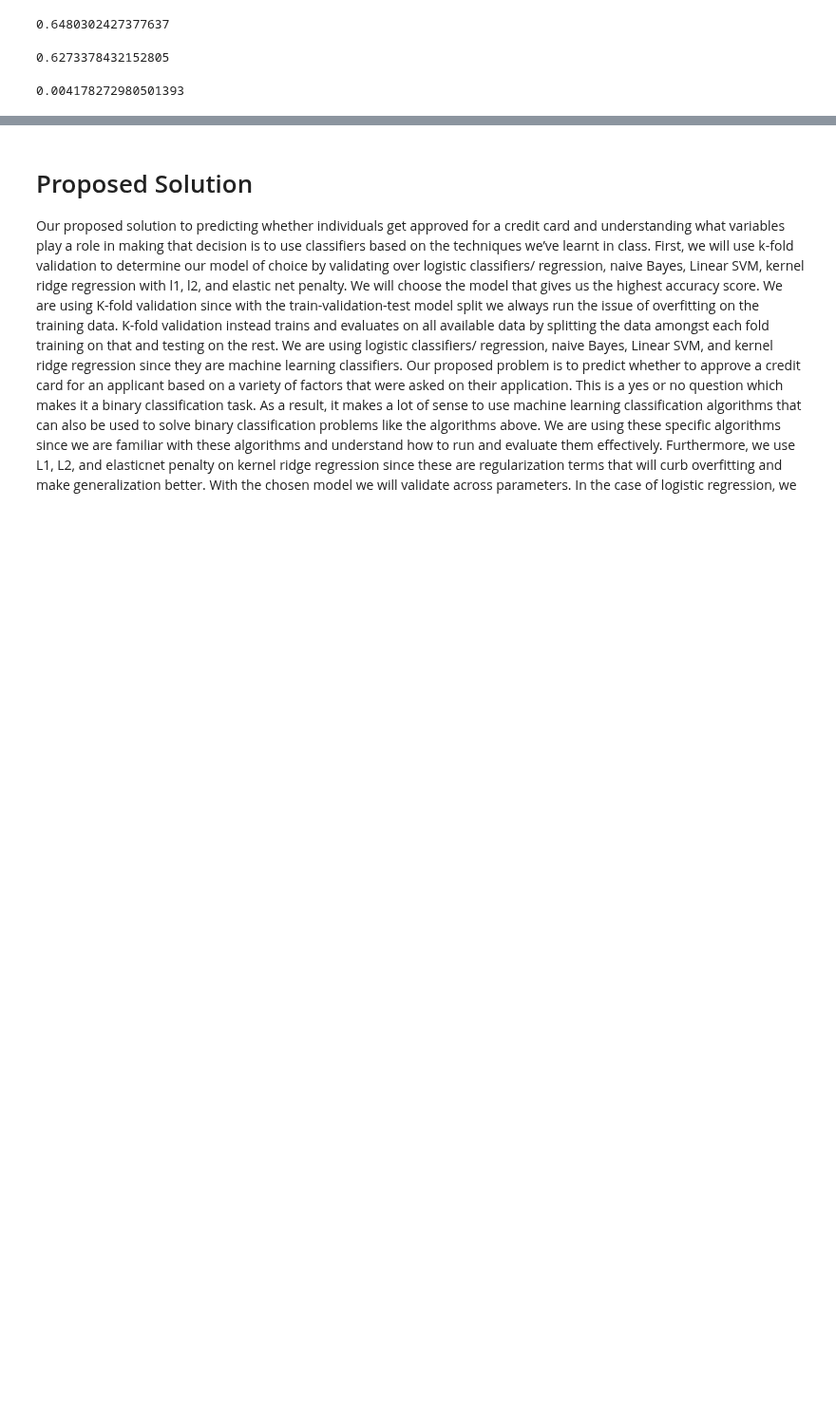
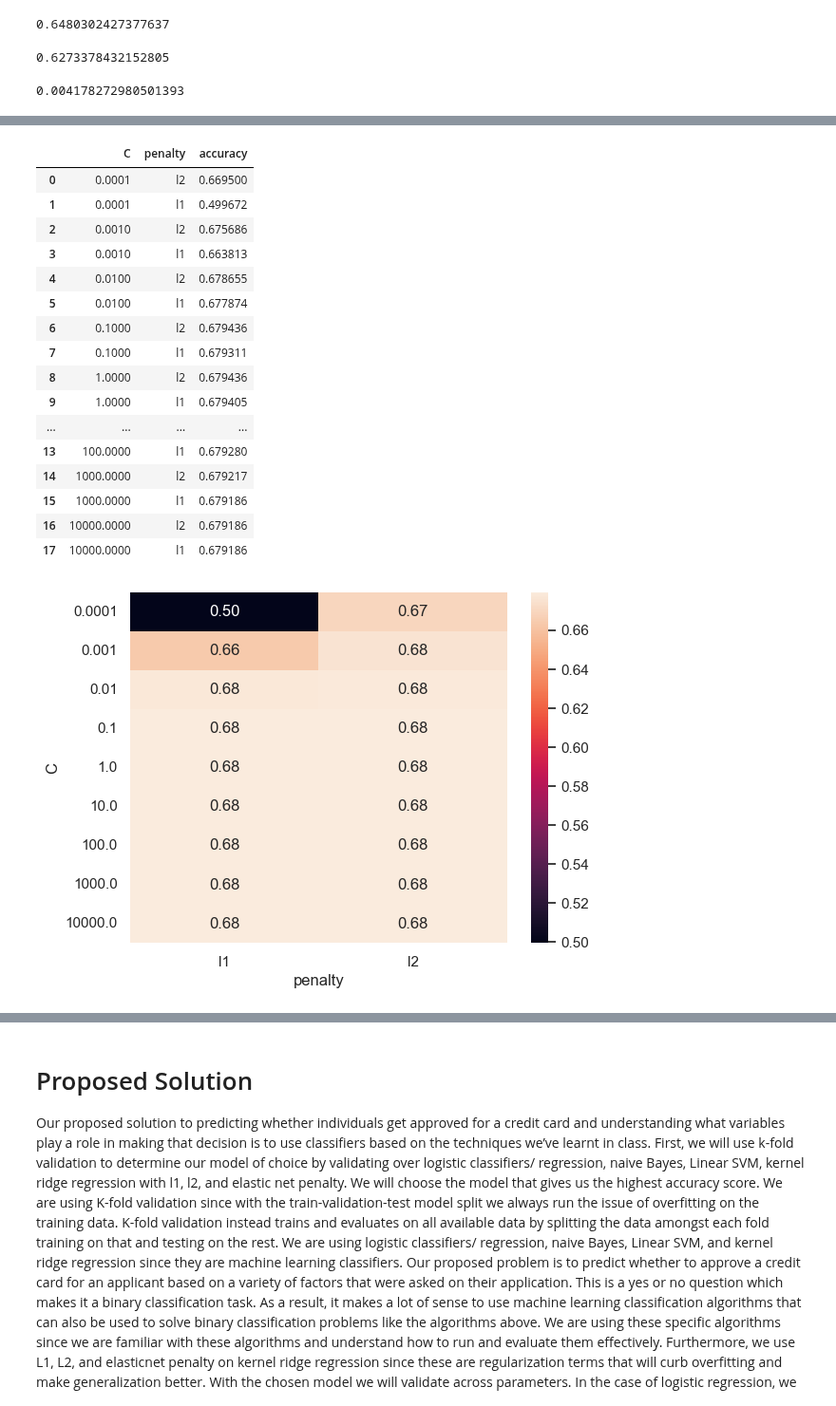
Before and after one commit to COGS118A/Group022-Wi23, a Jupyter notebook: practice_new-2.ipynb, the cells around one changed output, grey strips where cells are left out. Shown at 95% size. Drawn from its saved outputs; the diff is of its cells as text; code cells hidden in the pictures; blank space fills up the shorter version.

```diff
--- a/practice_new-2.ipynb
+++ b/practice_new-2.ipynb
@@ -473,6 +462,20 @@ model.fit(X_res, y_res)
 plt.scatter(X_res[:, 0], X_res[:, 1], c=y_res, s=50, cmap='Spectral')
 plot_svc_decision_function(model)
 # %%
+#FINDING OUR BEST MODEL
+#USING SOME FEATURES TAUGHT IN LECTURE
+
+
+from sklearn.compose import ColumnTransformer
+from sklearn.compose import make_column_selector as selector
+from sklearn.preprocessing import OneHotEncoder, StandardScaler
+from sklearn.pipeline import Pipeline
+from sklearn.linear_model import LogisticRegression
+from sklearn.model_selection import train_test_split, GridSearchCV
+
+numerical_columns_selector = selector(dtype_exclude=object)
+categorical_columns_selector = selector(dtype_include=object)
+
 numerical_columns = numerical_columns_selector(X_res)
 categorical_columns = categorical_columns_selector(X_res)
 
@@ -498,3 +501,13 @@ search_space = {'classifier__C': np.logspace(-4, 4, 9),
 
 # Create a grid search object to find the best model
 best_model = GridSearchCV(pipe, search_space, cv=5, verbose=3)
+# %%
+#FITTING OUR BEST MODEL
+#FINDING THE BEST ACCUARACY
+
+X_train2, X_test2, y_train2, y_test2 = train_test_split(X_res, y_res,
+                                                    test_size=0.2, random_state=101)
+
+
+# Fit grid search
+best_model.fit(X_train2, y_train2)
@@ -500,0 +582,40 @@ best_model = GridSearchCV(pipe, search_space, cv=5, verbose=3)
+# %%
+#PREVIEWING EVERY MODEL WE CHECKED
+#PRINTING OUT RESULTS THAT CONSIST OF C VALUE, PENALTY AND ACCURACY
+#USING CHART TO DISPLAY OUR RESULTS
+
+
+results = pd.DataFrame( best_model.cv_results_['params'] )
+
+# next grab the score resulting from those parameters, add it to the data
+# score is accuracy; to display it as misclassification error we could use 1 - x
+results['accuracy'] = best_model.cv_results_['mean_test_score']
+
+# get rid of classifier__XX in columns
+cols = results.columns.to_series().str.split('__').apply(lambda x: x[-1])
+results.columns = cols
+
+# lets show the results across penalty & C values
+sns.heatmap( results.pivot('C','penalty','accuracy'),
+             annot=True, fmt='3.2f')
+
+results
+# %% [output]
+|  | C | penalty | accuracy |
+| 0 | 0.0001 | l2 | 0.669500 |
+| 1 | 0.0001 | l1 | 0.499672 |
+| 2 | 0.0010 | l2 | 0.675686 |
+| 3 | 0.0010 | l1 | 0.663813 |
+| 4 | 0.0100 | l2 | 0.678655 |
+| 5 | 0.0100 | l1 | 0.677874 |
+| 6 | 0.1000 | l2 | 0.679436 |
+| 7 | 0.1000 | l1 | 0.679311 |
+| 8 | 1.0000 | l2 | 0.679436 |
+| 9 | 1.0000 | l1 | 0.679405 |
+| ... | ... | ... | ... |
+| 13 | 100.0000 | l1 | 0.679280 |
+| 14 | 1000.0000 | l2 | 0.679217 |
+| 15 | 1000.0000 | l1 | 0.679186 |
+| 16 | 10000.0000 | l2 | 0.679186 |
+| 17 | 10000.0000 | l1 | 0.679186 |
+[figure, added]
```
Also changed, not shown: parts of 25 cells of this notebook.
